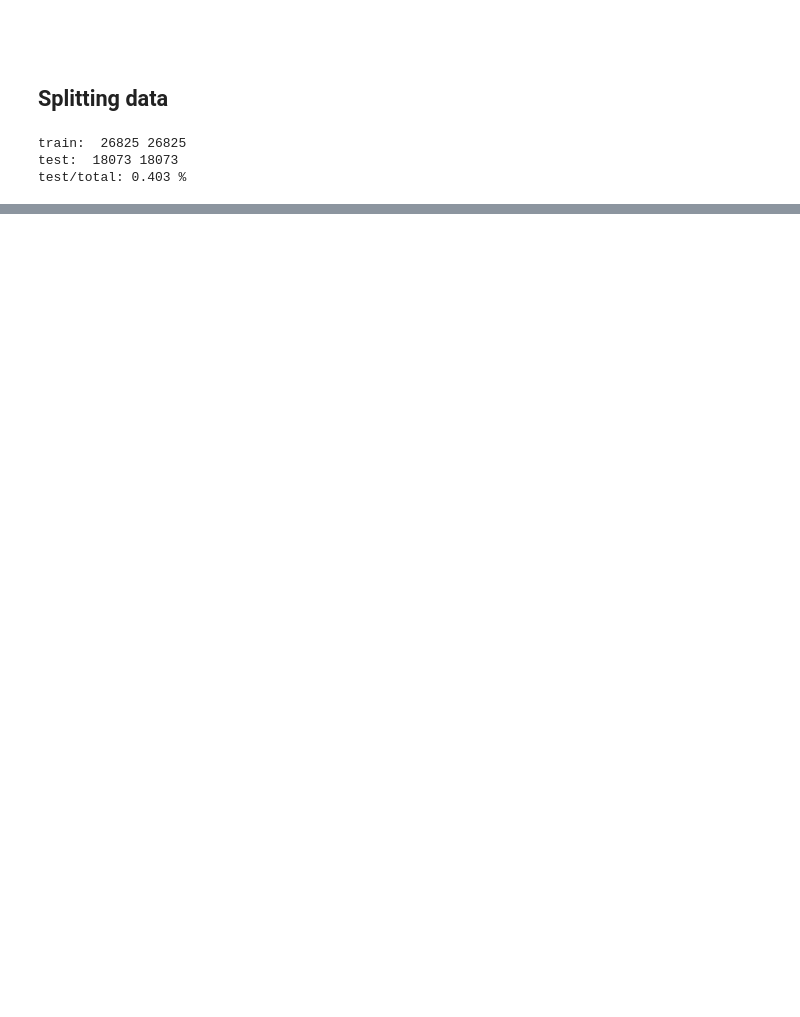
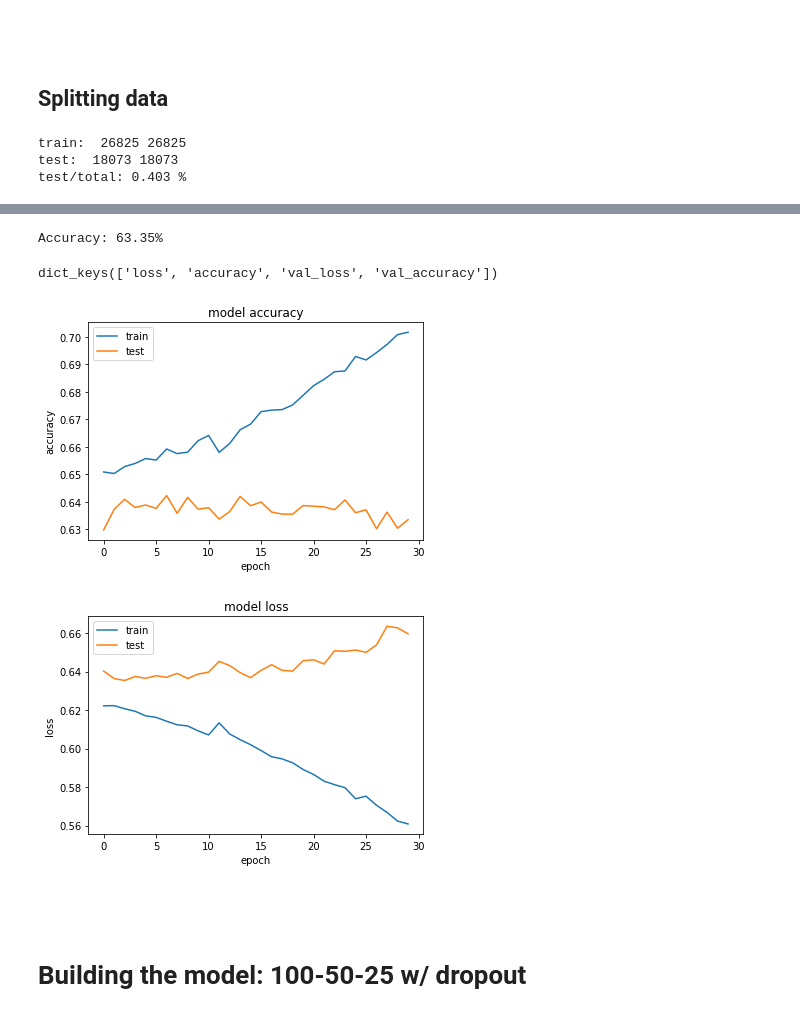
Before and after one commit to emielsteegh/Fighting_Fake_News, a Jupyter notebook: labs/lab05-imporvements.ipynb, the cells around one changed output, grey strips where cells are left out. Saved outputs shown, nothing was run; the diff lists cells and outputs as text; code cells hidden in the pictures; blank space fills up the shorter version.

```diff
--- a/labs/lab05-imporvements.ipynb
+++ b/labs/lab05-imporvements.ipynb
@@ -243,0 +259,15 @@ dict_keys(['loss', 'accuracy', 'val_loss', 'val_accuracy'])
+# %%
+model = None
+
+model = Sequential()
+
+model.add(Masking(mask_value=mask_value,
+                  input_shape=(series_len, 1)))
+
+model.add(LSTM(100))
+
+model.add(Dense(1, activation='sigmoid'))
+
+model.compile(loss='binary_crossentropy', optimizer='adam', metrics=['accuracy'])
+
+print(model.summary())
@@ -243,0 +290,2 @@ dict_keys(['loss', 'accuracy', 'val_loss', 'val_accuracy'])
+# %%
+history = model.fit(X_train, y_train, validation_data=(X_test, y_test), epochs=30, batch_size=64)
@@ -243,0 +310,34 @@ dict_keys(['loss', 'accuracy', 'val_loss', 'val_accuracy'])
+# %%
+scores = model.evaluate(X_test, y_test, verbose=0)
+print("Accuracy: %.2f%%" % (scores[1]*100))
+# %% [output]
+Accuracy: 63.35%
+# %%
+# Thanks Jason Brownlee
+# https://machinelearningmastery.com/display-deep-learning-model-training-history-in-keras/
+
+print(history.history.keys())
+# summarize history for accuracy
+plt.plot(history.history['accuracy'])
+plt.plot(history.history['val_accuracy'])
+plt.title('model accuracy')
+plt.ylabel('accuracy')
+plt.xlabel('epoch')
+plt.legend(['train', 'test'], loc='upper left')
+plt.show()
+# summarize history for loss
+plt.plot(history.history['loss'])
+plt.plot(history.history['val_loss'])
+plt.title('model loss')
+plt.ylabel('loss')
+plt.xlabel('epoch')
+plt.legend(['train', 'test'], loc='upper left')
+plt.show()
+# %% [output]
+dict_keys(['loss', 'accuracy', 'val_loss', 'val_accuracy'])
+[figure, added]
+[figure, added]
+# %% [markdown]
+<br><br>
+
+# **Building the model: 100-50-25 w/ dropout**
```
Also changed, not shown: parts of 21 cells of this notebook, 14 other files.
